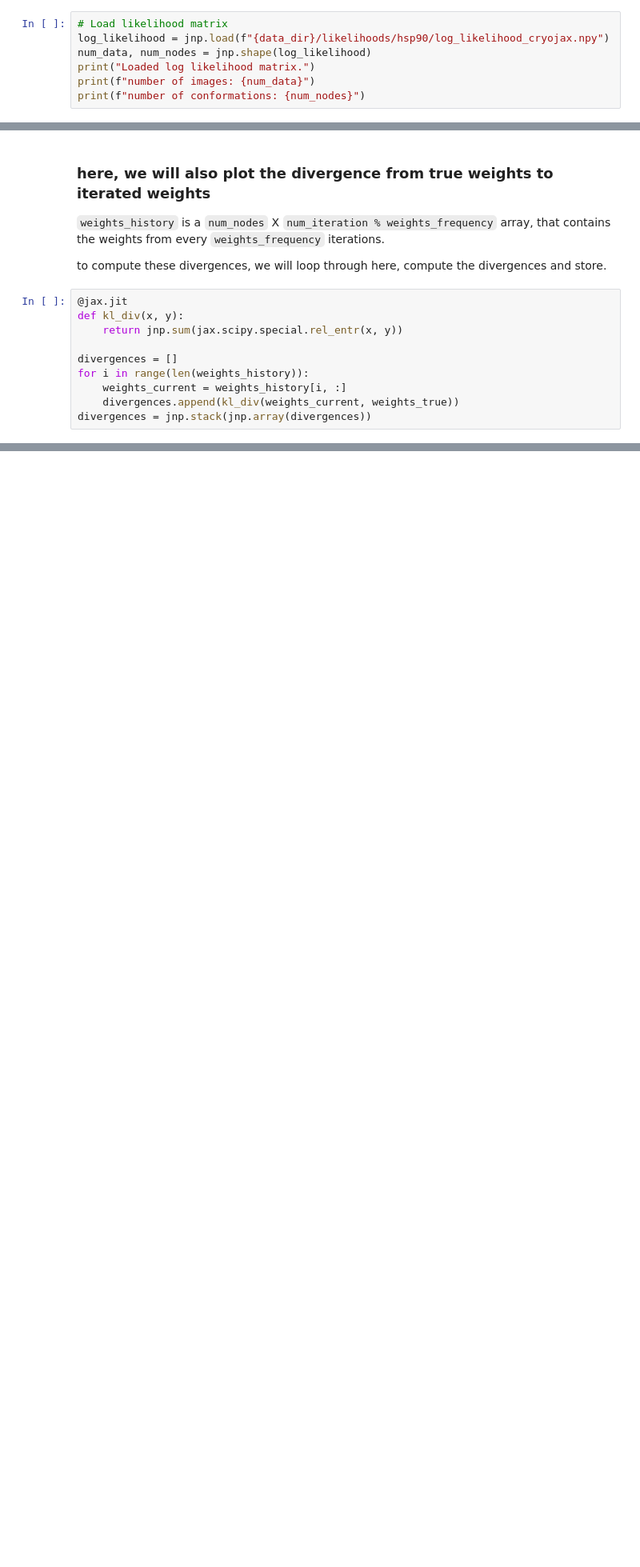
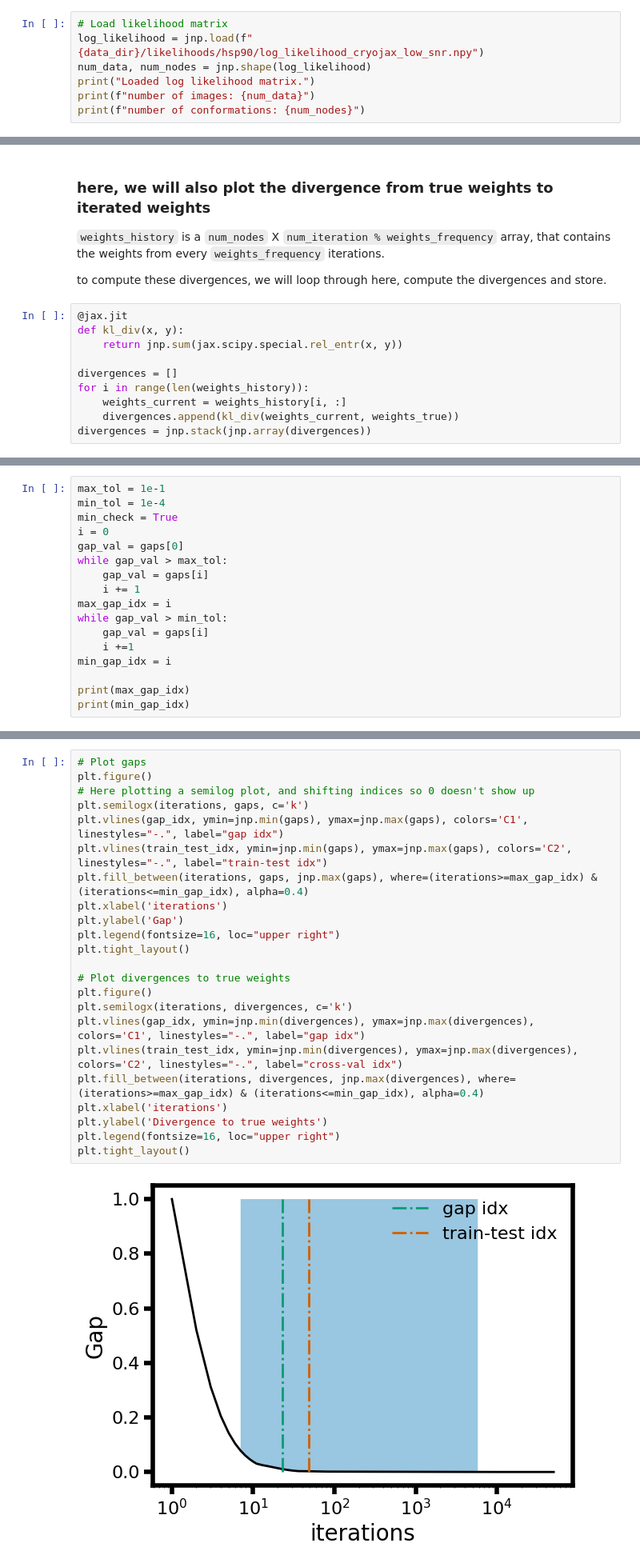
Before and after one commit to aevans1/mult_grad_population_calibration, a Jupyter notebook: notebooks/example_notebook_hsp90.ipynb, the cells around one changed output, grey strips where cells are left out. Shown at 80% size. Saved outputs shown, nothing was run; the diff lists cells and outputs as text; blank space fills up the shorter version.

Commit message:
adding visuals for range of gap

```diff
--- a/notebooks/example_notebook_hsp90.ipynb
+++ b/notebooks/example_notebook_hsp90.ipynb
@@ -24,7 +24,7 @@ The log-likelihood matrix comes from a dataset of images $\{y_i\}_{i=1}^N$ and c
 The matrix is size $N \times M,$ where each row corresponds to an image, and each column corresponds to a conformation.
 # %%
 # Load likelihood matrix
-log_likelihood = jnp.load(f"{data_dir}/likelihoods/hsp90/log_likelihood_cryojax.npy")
+log_likelihood = jnp.load(f"{data_dir}/likelihoods/hsp90/log_likelihood_cryojax_low_snr.npy")
 num_data, num_nodes = jnp.shape(log_likelihood)
 print("Loaded log likelihood matrix.")
 print(f"number of images: {num_data}")
@@ -182,0 +188,17 @@ plt.tight_layout()
+# %%
+max_tol = 1e-1
+min_tol = 1e-4
+min_check = True
+i = 0
+gap_val = gaps[0]
+while gap_val > max_tol:
+    gap_val = gaps[i]
+    i += 1
+max_gap_idx = i
+while gap_val > min_tol:
+    gap_val = gaps[i]
+    i +=1
+min_gap_idx = i
+
+print(max_gap_idx)
+print(min_gap_idx)
@@ -182,0 +208,25 @@ plt.tight_layout()
+# %%
+# Plot gaps
+plt.figure()
+# Here plotting a semilog plot, and shifting indices so 0 doesn't show up
+plt.semilogx(iterations, gaps, c='k')
+plt.vlines(gap_idx, ymin=jnp.min(gaps), ymax=jnp.max(gaps), colors='C1', linestyles="-.", label="gap idx")
+plt.vlines(train_test_idx, ymin=jnp.min(gaps), ymax=jnp.max(gaps), colors='C2', linestyles="-.", label="train-test idx")
+plt.fill_between(iterations, gaps, jnp.max(gaps), where=(iterations>=max_gap_idx) & (iterations<=min_gap_idx), alpha=0.4)
+plt.xlabel('iterations')
+plt.ylabel('Gap')
+plt.legend(fontsize=16, loc="upper right")
+plt.tight_layout()
+
+# Plot divergences to true weights
+plt.figure()
+plt.semilogx(iterations, divergences, c='k')
+plt.vlines(gap_idx, ymin=jnp.min(divergences), ymax=jnp.max(divergences), colors='C1', linestyles="-.", label="gap idx")
+plt.vlines(train_test_idx, ymin=jnp.min(divergences), ymax=jnp.max(divergences), colors='C2', linestyles="-.", label="cross-val idx")
+plt.fill_between(iterations, divergences, jnp.max(divergences), where=(iterations>=max_gap_idx) & (iterations<=min_gap_idx), alpha=0.4)
+plt.xlabel('iterations')
+plt.ylabel('Divergence to true weights')
+plt.legend(fontsize=16, loc="upper right")
+plt.tight_layout()
+# %% [output]
+[figure, added]
```
Also changed, not shown: parts of 3 cells of this notebook.
